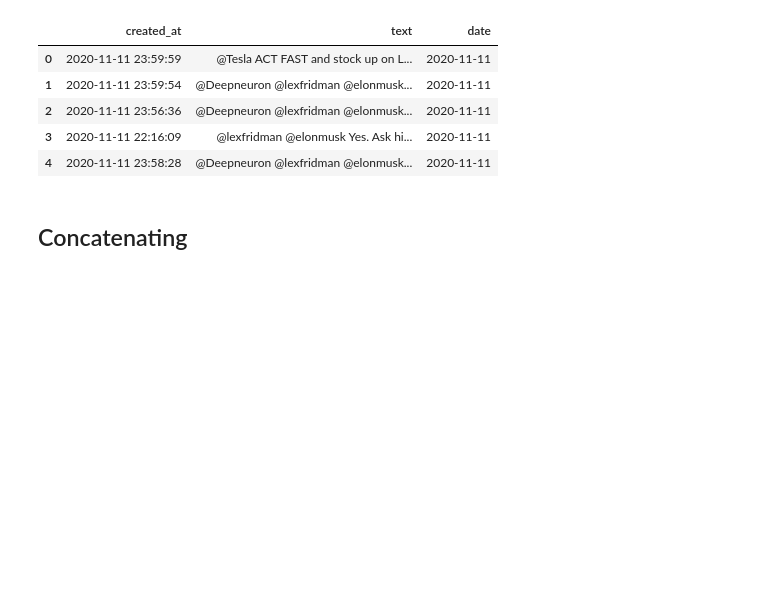
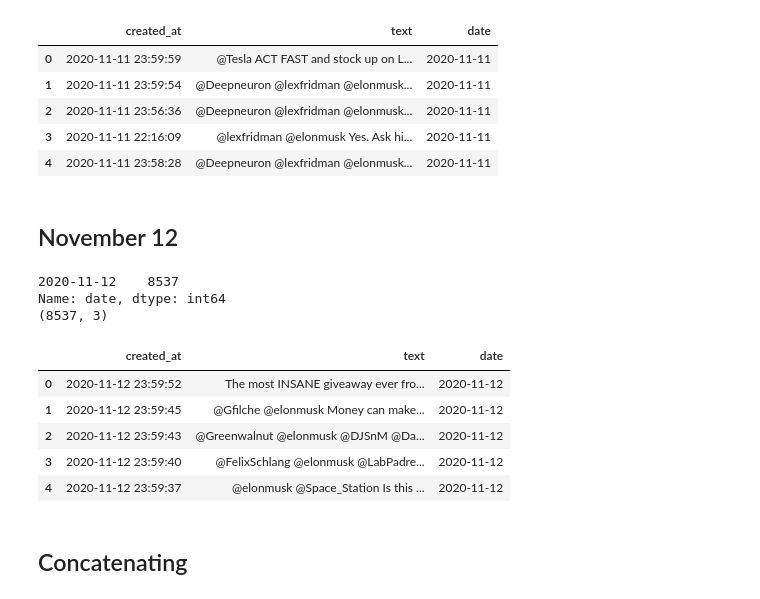
Before and after one commit to akshaypunwatkar/tesla_stock_prediction, a Jupyter notebook: tweets_analysis.ipynb, the cells around one changed output. Drawn from its saved outputs; the diff is of its cells as text; code cells hidden in the pictures; blank space fills up the shorter version.

Commit message:
add nov 12 tweets

```diff
--- a/tweets_analysis.ipynb
+++ b/tweets_analysis.ipynb
@@ -219,6 +219,21 @@ Name: date, dtype: int64
 | 2 | 2020-11-11 23:56:36 | @Deepneuron @lexfridman @elonmusk... | 2020-11-11 |
 | 3 | 2020-11-11 22:16:09 | @lexfridman @elonmusk Yes. Ask hi... | 2020-11-11 |
 | 4 | 2020-11-11 23:58:28 | @Deepneuron @lexfridman @elonmusk... | 2020-11-11 |
+# %% [markdown]
+## November 12
+# %%
+nov12 = read_tweets('./data/tweets_1112.csv')
+nov12.head()
+# %% [output]
+2020-11-12    8537
+Name: date, dtype: int64
+(8537, 3)
+|  | created_at | text | date |
+| 0 | 2020-11-12 23:59:52 | The most INSANE giveaway ever fro... | 2020-11-12 |
+| 1 | 2020-11-12 23:59:45 | @Gfilche @elonmusk Money can make... | 2020-11-12 |
+| 2 | 2020-11-12 23:59:43 | @Greenwalnut @elonmusk @DJSnM @Da... | 2020-11-12 |
+| 3 | 2020-11-12 23:59:40 | @FelixSchlang @elonmusk @LabPadre... | 2020-11-12 |
+| 4 | 2020-11-12 23:59:37 | @elonmusk @Space_Station Is this ... | 2020-11-12 |
 # %% [markdown]
 ## Concatenating
 # %%
```
Also changed, not shown: parts of 2 cells of this notebook, 1 other file.
